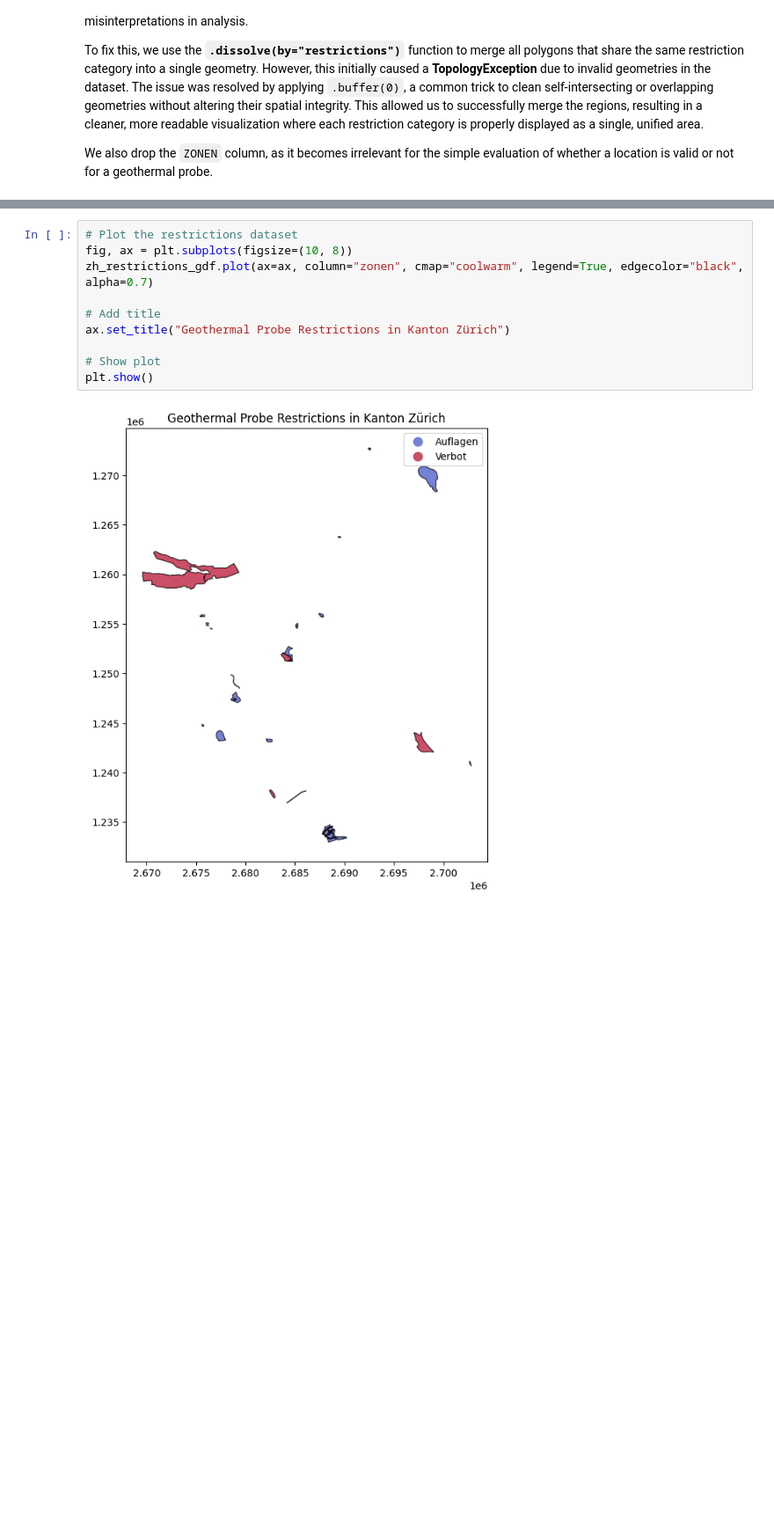
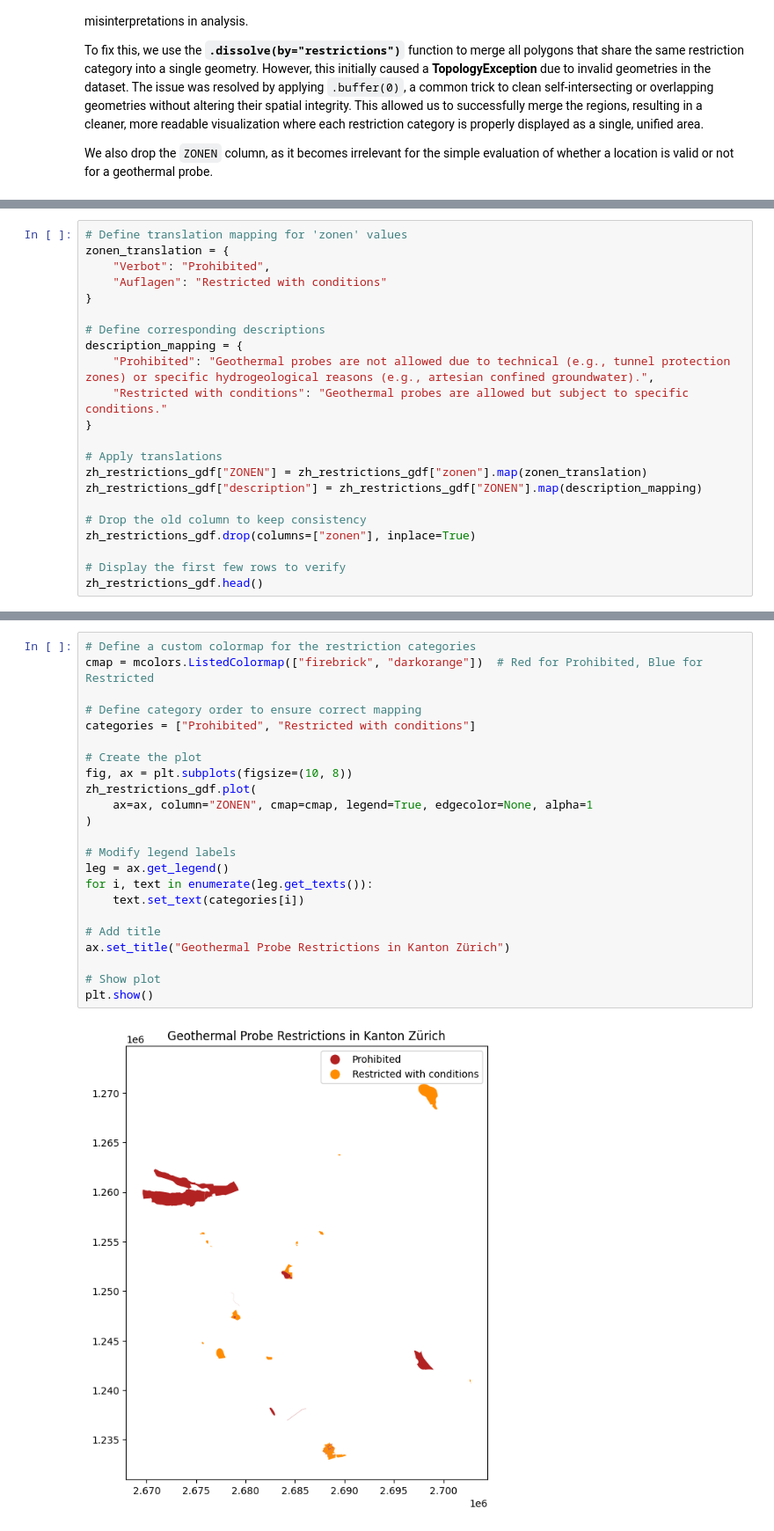
Before and after one commit to leinadher/GeoThesis, a Jupyter notebook: 02_extraction_zh_erdwärmezonen.ipynb, the cells around one changed output, grey strips where cells are left out. Shown at 88% size. Drawn from its saved outputs; the diff is of its cells as text; blank space fills up the shorter version.

```diff
--- a/02_extraction_zh_erdwärmezonen.ipynb
+++ b/02_extraction_zh_erdwärmezonen.ipynb
@@ -397,0 +389,22 @@ plt.show()
+# %%
+# Define translation mapping for 'zonen' values
+zonen_translation = {
+    "Verbot": "Prohibited",
+    "Auflagen": "Restricted with conditions"
+}
+
+# Define corresponding descriptions
+description_mapping = {
+    "Prohibited": "Geothermal probes are not allowed due to technical (e.g., tunnel protection zones) or specific hydrogeological reasons (e.g., artesian confined groundwater).",
+    "Restricted with conditions": "Geothermal probes are allowed but subject to specific conditions."
+}
+
+# Apply translations
+zh_restrictions_gdf["ZONEN"] = zh_restrictions_gdf["zonen"].map(zonen_translation)
+zh_restrictions_gdf["description"] = zh_restrictions_gdf["ZONEN"].map(description_mapping)
+
+# Drop the old column to keep consistency
+zh_restrictions_gdf.drop(columns=["zonen"], inplace=True)
+
+# Display the first few rows to verify
+zh_restrictions_gdf.head()
@@ -398,12 +418,25 @@ plt.show()
 # %%
-# Plot the restrictions dataset
+# Define a custom colormap for the restriction categories
+cmap = mcolors.ListedColormap(["firebrick", "darkorange"])  # Red for Prohibited, Blue for Restricted
+
+# Define category order to ensure correct mapping
+categories = ["Prohibited", "Restricted with conditions"]
+
+# Create the plot
 fig, ax = plt.subplots(figsize=(10, 8))
-zh_restrictions_gdf.plot(ax=ax, column="zonen", cmap="coolwarm", legend=True, edgecolor="black", alpha=0.7)
+zh_restrictions_gdf.plot(
+    ax=ax, column="ZONEN", cmap=cmap, legend=True, edgecolor=None, alpha=1
+)
+
+# Modify legend labels
+leg = ax.get_legend()
+for i, text in enumerate(leg.get_texts()):
+    text.set_text(categories[i])
 
 # Add title
 ax.set_title("Geothermal Probe Restrictions in Kanton Zürich")
 
 # Show plot
 plt.show()
 # %% [output]
-[figure, old version]
+[figure, new version]
```
Also changed, not shown: parts of 17 cells of this notebook.
